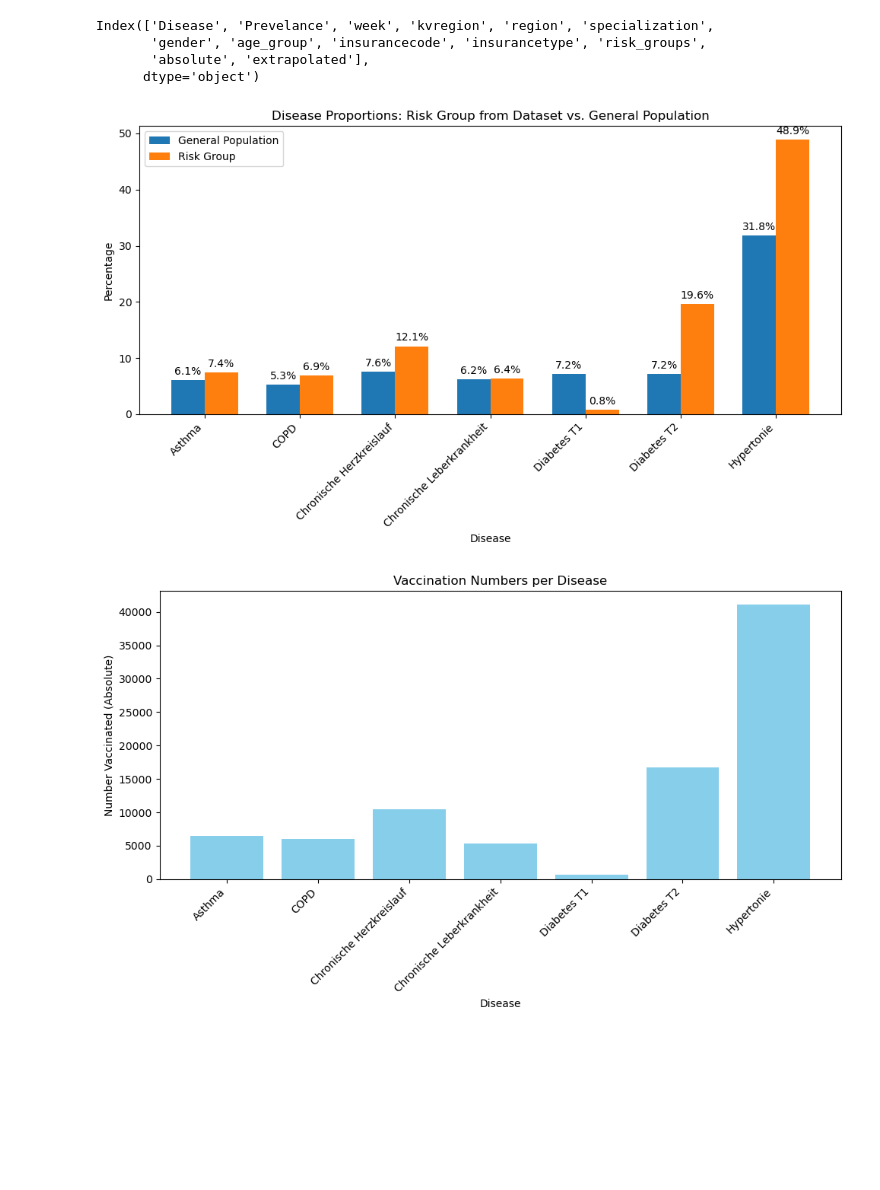
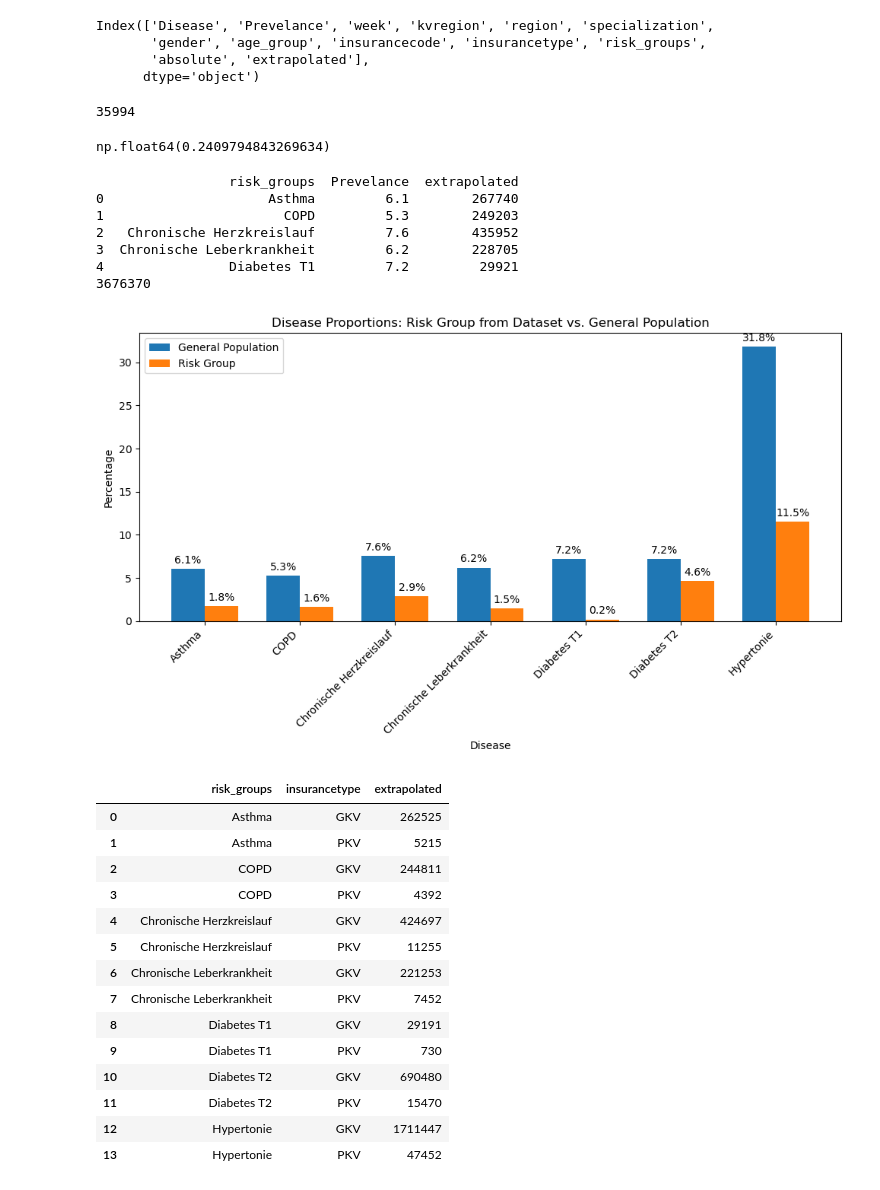
Before and after one commit to tubbers7/STADS_Datathon2025, a Jupyter notebook: toby/risk_group_notebook.ipynb, the cells around one changed output. Drawn from its saved outputs; the diff is of its cells as text; code cells hidden in the pictures; blank space fills up the shorter version.

Commit message:
RiskGroup Analysis for dashboard

```diff
--- a/toby/risk_group_notebook.ipynb
+++ b/toby/risk_group_notebook.ipynb
@@ -31,6 +31,13 @@ Index(['Disease', 'Prevelance', 'week', 'kvregion', 'region', 'specialization',
       dtype='object')
 # %%
 df = merged_df.copy()
+print(len(df))
+# %% [output]
+35994
+# %%
+3676370/df['extrapolated'].sum()
+# %% [output]
+np.float64(0.2409794843269634)
 # %%
 # --- Data Aggregation ---
 # Group by 'Disease' and calculate the mean for each percentage column.
@@ -38,6 +45,9 @@ agg_df = df.groupby("risk_groups").agg({
     "Prevelance": "mean",      # General population prevalence
     "extrapolated": "sum"       # Risk group proportion
 }).reset_index()
+
+print(agg_df.head())
+print(agg_df["extrapolated"].sum())
 
 # --- Plotting Setup ---
 # Create the x-axis positions for each disease.
@@ -49,53 +59,63 @@ fig, ax = plt.subplots(figsize=(10, 6))
 
 # Plot bars for general population prevalence.
 bars1 = ax.bar(x - width/2, agg_df["Prevelance"], width, label="General Population")
 
 # Plot bars for risk group proportions.
-bars2 = ax.bar(x + width/2, agg_df["extrapolated"]/len(df), width, label="Risk Group")
+bars2 = ax.bar(x + width/2, (agg_df["extrapolated"]/df['extrapolated'].sum())*100, width, label="Risk Group")
 
 # --- Customizing the Plot ---
 ax.set_xlabel("Disease")
 ax.set_ylabel("Percentage")
 ax.set_title("Disease Proportions: Risk Group from Dataset vs. General Population")
 ax.set_xticks(x)
 ax.set_xticklabels(agg_df["risk_groups"], rotation=45, ha="right")
 ax.legend()
 
 # Optionally, annotate each bar with its height.
 def autolabel(bars):
     for bar in bars:
         height = bar.get_height()
         ax.annotate(f'{height:.1f}%',
                     xy=(bar.get_x() + bar.get_width() / 2, height),
                     xytext=(0, 3),  # vertical offset
                     textcoords="offset points",
                     ha='center', va='bottom')
 
 autolabel(bars1)
 autolabel(bars2)
 
 plt.tight_layout()
 plt.show()
 # %% [output]
+                 risk_groups  Prevelance  extrapolated
+0                     Asthma         6.1        267740
+1                       COPD         5.3        249203
+2   Chronische Herzkreislauf         7.6        435952
+3  Chronische Leberkrankheit         6.2        228705
+4                Diabetes T1         7.2         29921
+3676370
-[figure, old version]
+[figure, new version]
-# %%
-# Assume df is your DataFrame with columns:
-# ['risk_groups', 'absolute', ... ]
-
-# Optional: Aggregate data in case there are multiple rows per disease.
-# Here, we sum the "absolute" counts per risk group (disease).
-agg_df = df.groupby("risk_groups")["absolute"].sum().reset_index()
-
-# Create the bar chart
-plt.figure(figsize=(10, 6))
-plt.bar(agg_df["risk_groups"], agg_df["absolute"], color='skyblue')
-
-plt.xlabel("Disease")
-plt.ylabel("Number Vaccinated (Absolute)")
-plt.title("Vaccination Numbers per Disease")
-plt.xticks(rotation=45, ha='right')
-
-plt.tight_layout()
-plt.show()
-# %% [output]
-[figure, removed]
+# %%
+# --- Data Aggregation ---
+# Group by 'Disease' and calculate the mean for each percentage column.
+agg_df = df.groupby(["risk_groups", "insurancetype"]).agg({
+    "extrapolated": "sum"       # Risk group proportion
+}).reset_index()
+
+agg_df
+# %% [output]
+|  | risk_groups | insurancetype | extrapolated |
+| 0 | Asthma | GKV | 262525 |
+| 1 | Asthma | PKV | 5215 |
+| 2 | COPD | GKV | 244811 |
+| 3 | COPD | PKV | 4392 |
+| 4 | Chronische Herzkreislauf | GKV | 424697 |
+| 5 | Chronische Herzkreislauf | PKV | 11255 |
+| 6 | Chronische Leberkrankheit | GKV | 221253 |
+| 7 | Chronische Leberkrankheit | PKV | 7452 |
+| 8 | Diabetes T1 | GKV | 29191 |
+| 9 | Diabetes T1 | PKV | 730 |
+| 10 | Diabetes T2 | GKV | 690480 |
+| 11 | Diabetes T2 | PKV | 15470 |
+| 12 | Hypertonie | GKV | 1711447 |
+| 13 | Hypertonie | PKV | 47452 |
```
Also changed, not shown: parts of 1 cell of this notebook, 2 other files.
